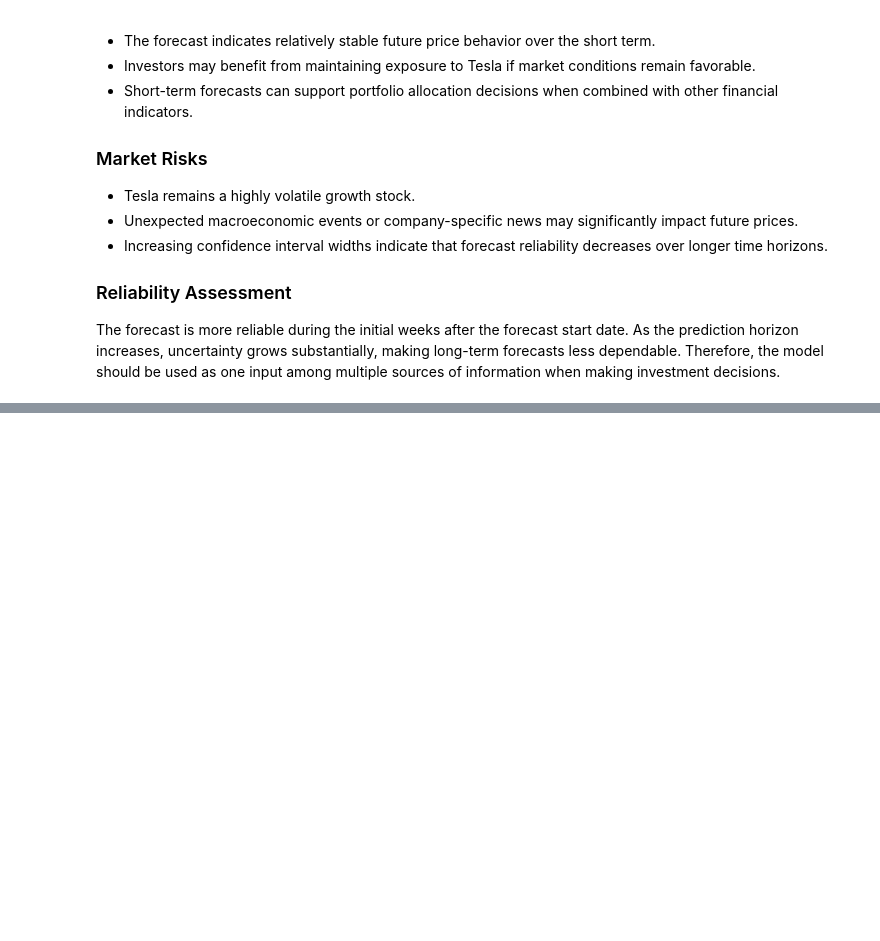
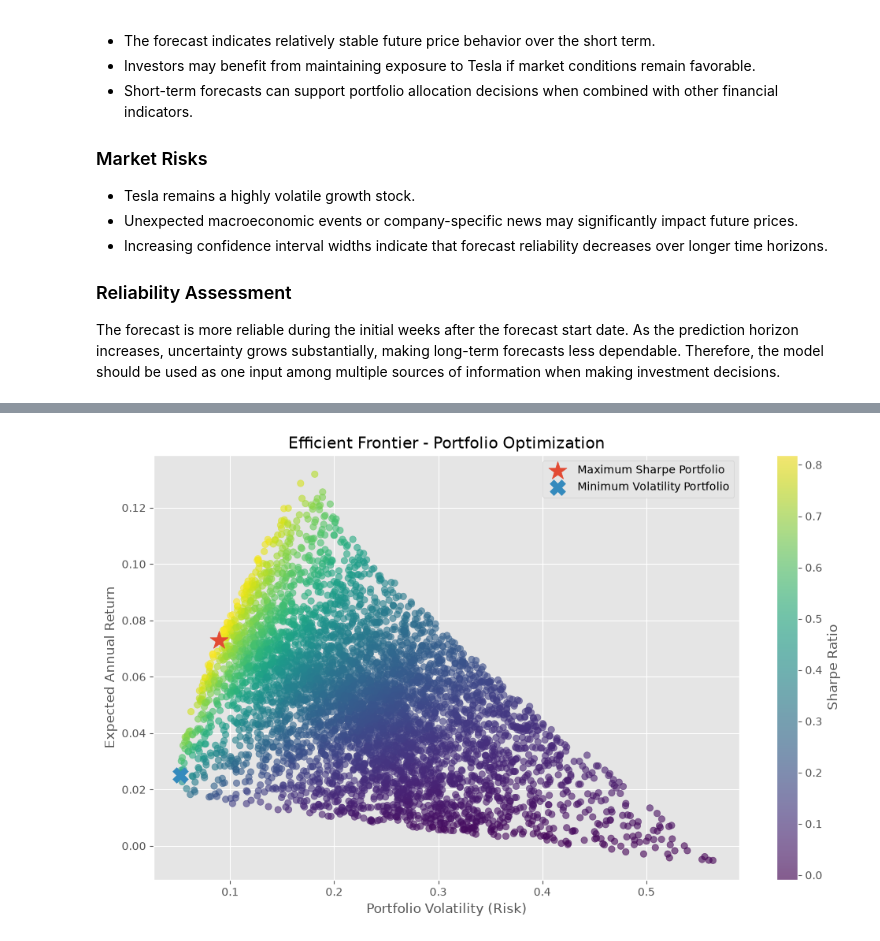
Before and after one commit to Helina-Leul/portfolio-optimization, a Jupyter notebook: notebooks/01_Data_Preprocessing_EDA.ipynb, the cells around one changed output, grey strips where cells are left out. Cells and saved outputs as stored; diff of their text form; code cells hidden in the pictures; blank space fills up the shorter version.

Commit message:
Complete Task 4 portfolio optimization using MPT

```diff
--- a/notebooks/01_Data_Preprocessing_EDA.ipynb
+++ b/notebooks/01_Data_Preprocessing_EDA.ipynb
@@ -1261,0 +1438,8 @@ The forecast is more reliable during the initial weeks after the forecast start
+# %%
+expected_returns_vector = historical_returns.copy()
+
+
+expected_returns_vector["TSLA"] = tsla_expected_return
+
+
+expected_returns_vector
@@ -1261,0 +1478,6 @@ The forecast is more reliable during the initial weeks after the forecast start
+# %%
+performance_max_sharpe = (
+    ef_max_sharpe.portfolio_performance(
+        verbose=True
+    )
+)
@@ -1261,0 +1508,6 @@ The forecast is more reliable during the initial weeks after the forecast start
+# %%
+performance_min_vol = (
+    ef_min_vol.portfolio_performance(
+        verbose=True
+    )
+)
@@ -1261,0 +1612,71 @@ The forecast is more reliable during the initial weeks after the forecast start
+# %%
+plt.figure(figsize=(12,7))
+
+
+scatter = plt.scatter(
+    efficient_frontier_df["Volatility"],
+    efficient_frontier_df["Return"],
+    c=efficient_frontier_df["Sharpe"],
+    cmap="viridis",
+    alpha=0.6
+)
+
+
+plt.colorbar(
+    scatter,
+    label="Sharpe Ratio"
+)
+
+
+# Maximum Sharpe portfolio
+
+max_sharpe_return = performance_max_sharpe[0]
+
+max_sharpe_volatility = performance_max_sharpe[1]
+
+
+plt.scatter(
+    max_sharpe_volatility,
+    max_sharpe_return,
+    marker="*",
+    s=300,
+    label="Maximum Sharpe Portfolio"
+)
+
+
+# Minimum volatility portfolio
+
+min_vol_return = performance_min_vol[0]
+
+min_vol_volatility = performance_min_vol[1]
+
+
+plt.scatter(
+    min_vol_volatility,
+    min_vol_return,
+    marker="X",
+    s=200,
+    label="Minimum Volatility Portfolio"
+)
+
+
+plt.title(
+    "Efficient Frontier - Portfolio Optimization"
+)
+
+plt.xlabel(
+    "Portfolio Volatility (Risk)"
+)
+
+plt.ylabel(
+    "Expected Annual Return"
+)
+
+
+plt.legend()
+
+plt.grid(True)
+
+plt.show()
+# %% [output]
+[figure, added]
```
Also changed, not shown: parts of 24 cells of this notebook.
